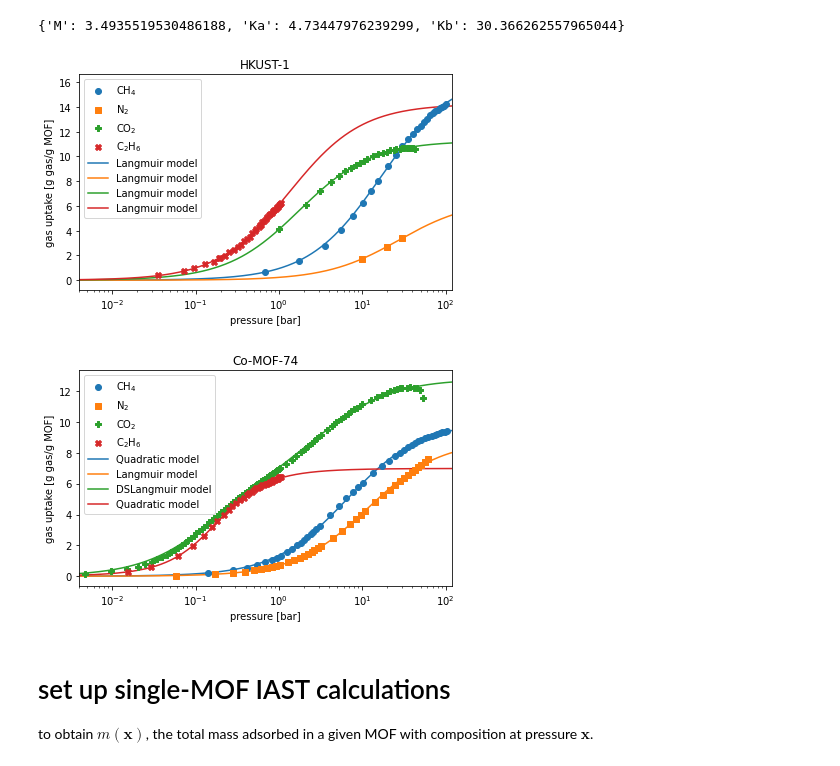
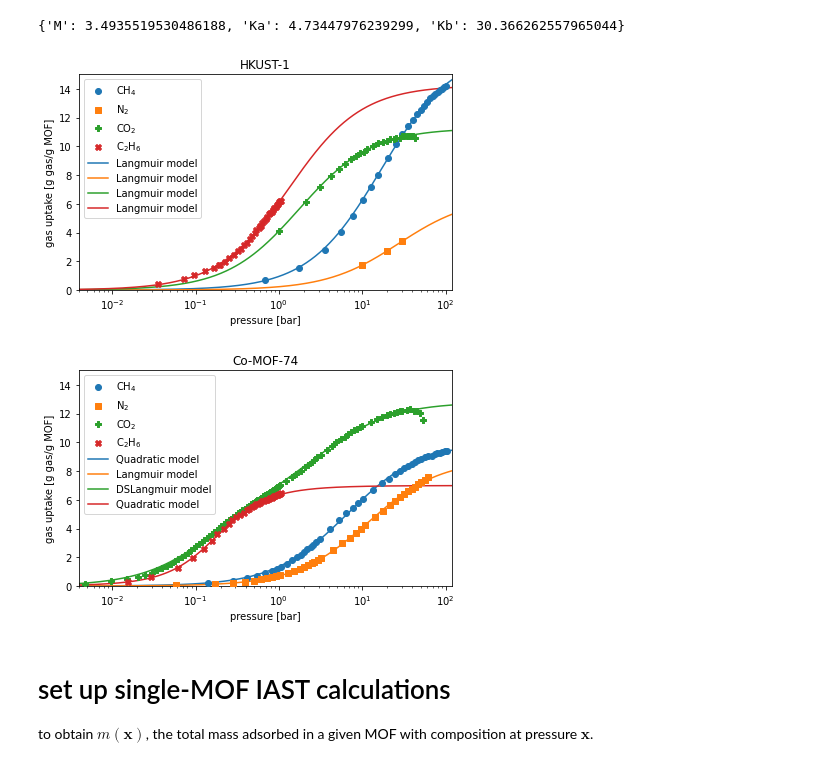
Before and after one commit to SimonEnsemble/unresponsive_directions_in_sensors, a Jupyter notebook: IAST.ipynb, the cells around one changed output. Saved outputs shown, nothing was run; the diff lists cells and outputs as text; code cells hidden in the pictures.

Commit message:
enforce ylims on ads plots

```diff
--- a/IAST.ipynb
+++ b/IAST.ipynb
@@ -150,29 +150,29 @@ isotherms["Co-MOF-74"]["C2H6"].params
 # %%
 for mof in mofs:
     pressures = np.logspace(-3, 2.5, 500)
 
     plt.figure()# figsize=[0.8*6.4, 0.7*4.8])
     for gas in gases:
         plt.plot(pressures, isotherms[mof][gas].loading(pressures), color=gas_to_color[gas], label=ads_models[mof][gas] + " model")
         plt.scatter(isotherm_data[mof][gas]["p(bar)"], isotherm_data[mof][gas]["N(mmol/g)"],
                     marker=gas_to_symbol[gas], label=gas_to_label[gas], color=gas_to_color[gas], zorder=1000)
     plt.xscale("log")
-#     plt.ylim(ymax=15)
+    plt.ylim([0, 15])
     plt.xlim([0.004, 120])
     plt.xlabel("pressure [bar]")
     plt.ylabel("gas uptake [g gas/g MOF]")
     plt.title(mof)
     # legend
     handles, labels = plt.gca().get_legend_handles_labels()
     # sort both labels and handles by labels
     plt.legend(handles[4:8] + handles[0:4], labels[4:8] + labels[0:4])
 
 #     plt.legend()
     plt.tight_layout()
     plt.savefig(mof + "isotherms.pdf", format="pdf")
 # %% [output]
-[figure, old version]
+[figure, new version]
-[figure, old version]
+[figure, new version]
 # %% [markdown]
 # set up single-MOF IAST calculations
 to obtain $m(\mathbf{x})$, the total mass adsorbed in a given MOF with composition at pressure $\mathbf{x}$.
```
